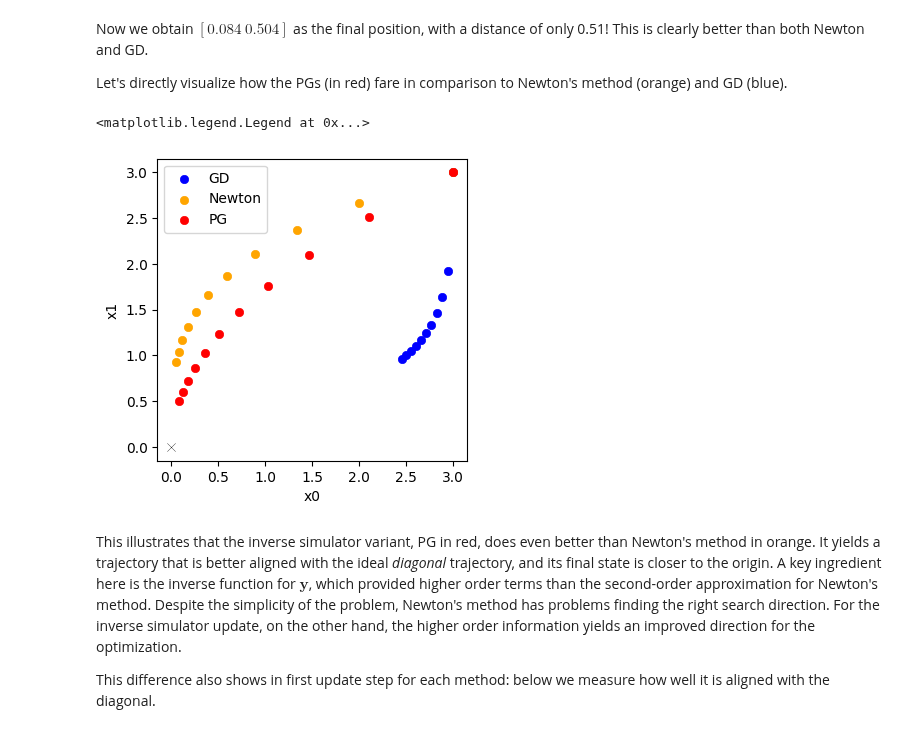
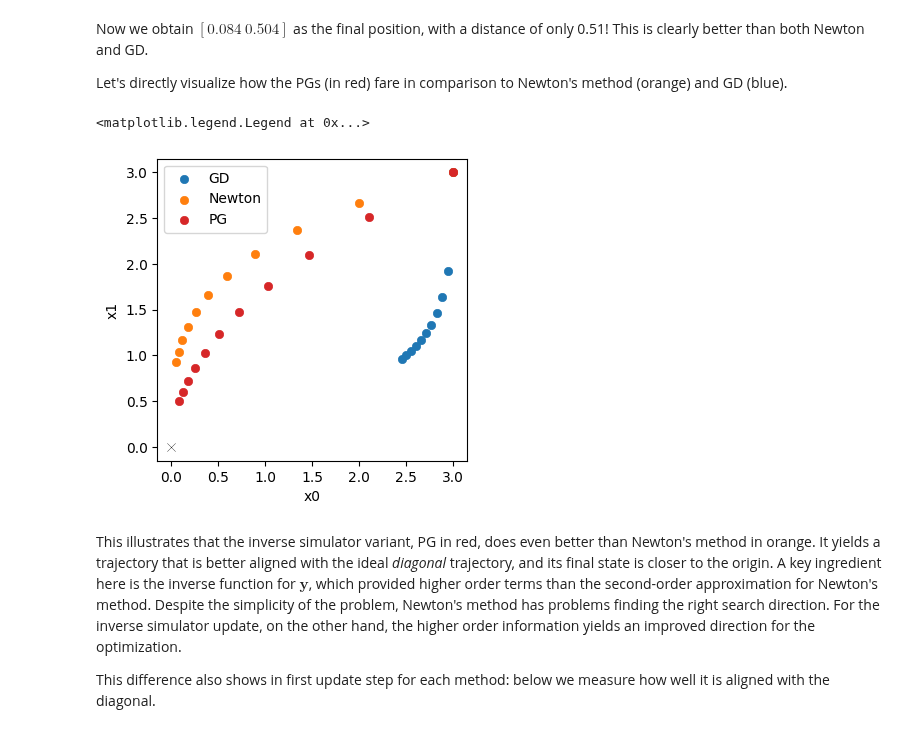
Before and after one commit to tum-pbs/pbdl-book, a Jupyter notebook: physgrad-comparison.ipynb, the cells around one changed output. Saved outputs shown, nothing was run; the diff lists cells and outputs as text; code cells hidden in the pictures.

```diff
--- a/physgrad-comparison.ipynb
+++ b/physgrad-comparison.ipynb
@@ -148,7 +148,7 @@ eta = 0.01
 historyGD = [x]; updatesGD = []
 
 for i in range(10):
-    G = jax.grad(fun)(x)
+    G = jax.grad(loss_x)(x)
     x += -eta * G
     historyGD.append(x); updatesGD.append(G)
     print( "GD iter %d: "%i + format(x) )
@@ -208,14 +208,15 @@ x = np.asarray([3.,3.])
 eta = 1./3.
 historyNt = [x]; updatesNt = []
 
+Gx = jax.grad(loss_x)
+Hx = jax.jacobian(jax.jacobian(loss_x))
 for i in range(10):
-    G = jax.grad(fun)(x)
-    H = jax.jacobian(jax.jacobian(fun))(x)
-    #H = jax.jacfwd(jax.jacrev(fun_Ly))(x) # alternative
-    Hinv = np.linalg.inv(H)
+    g = Gx(x)
+    h = Hx(x)
+    hinv = np.linalg.inv(h)
 
-    x += -eta * np.matmul( Hinv , G)
-    historyNt.append(x); updatesNt.append( np.matmul( Hinv , G) )
+    x += -eta * np.matmul( hinv , g )
+    historyNt.append(x); updatesNt.append( np.matmul( hinv , g) )
     print( "Newton iter %d: "%i + format(x) )
 # %% [output]
 Newton iter 0: [2.        2.6666667]
@@ -265,23 +266,25 @@ x = np.asarray([3.,3.])
 eta = 0.3
 historyPG = [x]; historyPGy = []; updatesPG = []
 
-def fun_y_inv_analytic(y):
+def physics_y_inv(y):
     return np.array( [y[0], np.power(y[1],0.5)] )
 
+Gy = jax.grad(loss_y)
+Hy = jax.jacobian(jax.jacobian(loss_y))
 for i in range(10):
 
     # Newton step for L(y)
-    zForw = fun_y(x)
-    GL = jax.grad(fun_L)(zForw)
-    HL = jax.jacobian(jax.jacobian(fun_L))(zForw)
-    HLinv = np.linalg.inv(HL)
+    zForw = physics_y(x)
+    g = Gy(zForw)
+    h = Hy(zForw)
+    hinv = np.linalg.inv(h)
 
     # step in y space
-    zBack = zForw -eta * np.matmul( HLinv , GL)
+    zBack = zForw -eta * np.matmul( hinv , g)
     historyPGy.append(zBack)
 
     # "inverse physics" step via y-inverse
-    x = fun_y_inv_analytic(zBack)
+    x = physics_y_inv(zBack)
     historyPG.append(x)
     updatesPG.append( historyPG[-2] - historyPG[-1] )
     print( "PG iter %d: "%i + format(x) )
@@ -303,16 +306,16 @@ Let's directly visualize how the PGs (in red) fare in comparison to Newton's met
 # %%
 historyPG = onp.asarray(historyPG)
 updatesPG = onp.asarray(updatesPG)
 
 axes = plt.figure(figsize=(4, 4), dpi=100).gca()
-axes.scatter(historyGD[:,0], historyGD[:,1], lw=0.5, color='blue', label='GD')
-axes.scatter(historyNt[:,0], historyNt[:,1], lw=0.5, color='orange', label='Newton')
-axes.scatter(historyPG[:,0], historyPG[:,1], lw=0.5, color='red', label='PG')
+axes.scatter(historyGD[:,0], historyGD[:,1], lw=0.5, color='#1F77B4', label='GD')
+axes.scatter(historyNt[:,0], historyNt[:,1], lw=0.5, color='#FF7F0E', label='Newton')
+axes.scatter(historyPG[:,0], historyPG[:,1], lw=0.5, color='#D62728', label='PG')
 axes.scatter([0], [0], lw=0.25, color='black', marker='x') # target at 0,0
 axes.set_xlabel('x0'); axes.set_ylabel('x1'); axes.legend()
 # %% [output]
 <matplotlib.legend.Legend at 0x...>
-[figure, old version]
+[figure, new version]
 # %% [markdown]
 This illustrates that the inverse simulator variant, PG in red, does even better than Newton's method in orange. It yields a trajectory that is better aligned with the ideal _diagonal_ trajectory, and its final state is closer to the origin. A key ingredient here is the inverse function for $\mathbf{y}$, which provided higher order terms than the second-order approximation for Newton's method. Despite the simplicity of the problem, Newton's method has problems finding the right search direction. For the inverse simulator update, on the other hand, the higher order information yields an improved direction for the optimization.
 
```
Also changed, not shown: parts of 17 cells of this notebook.
